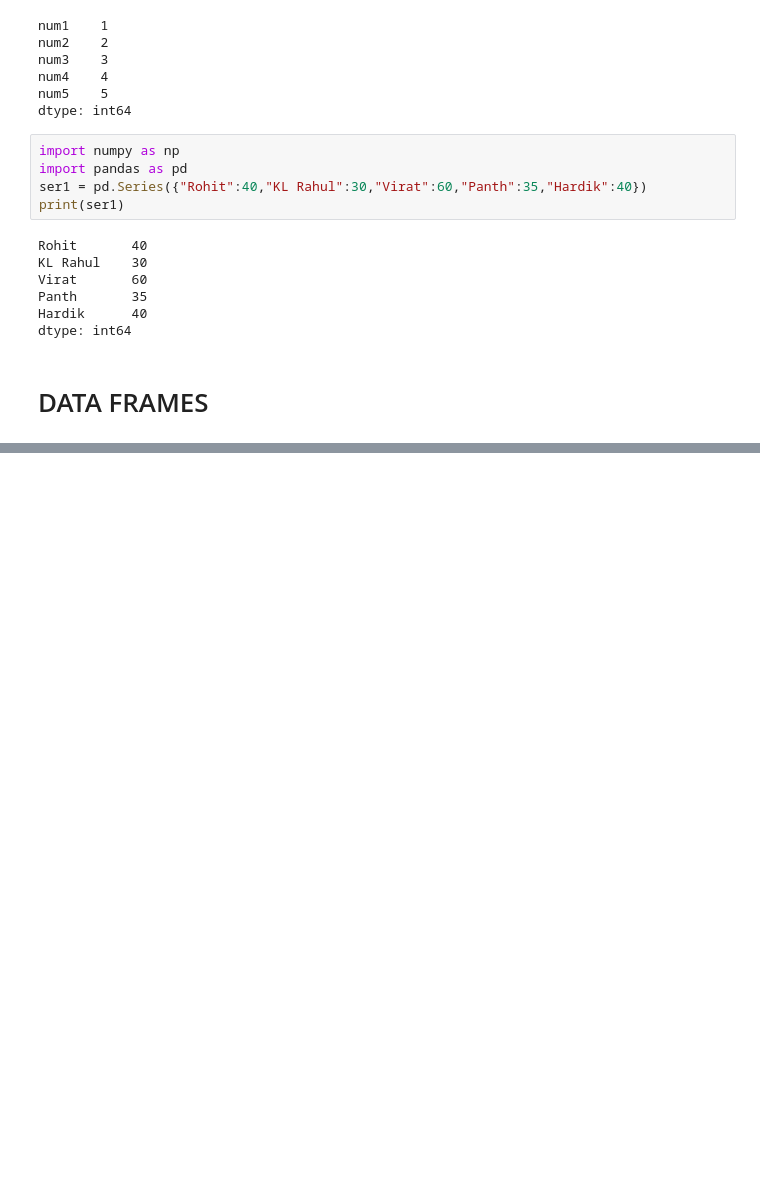
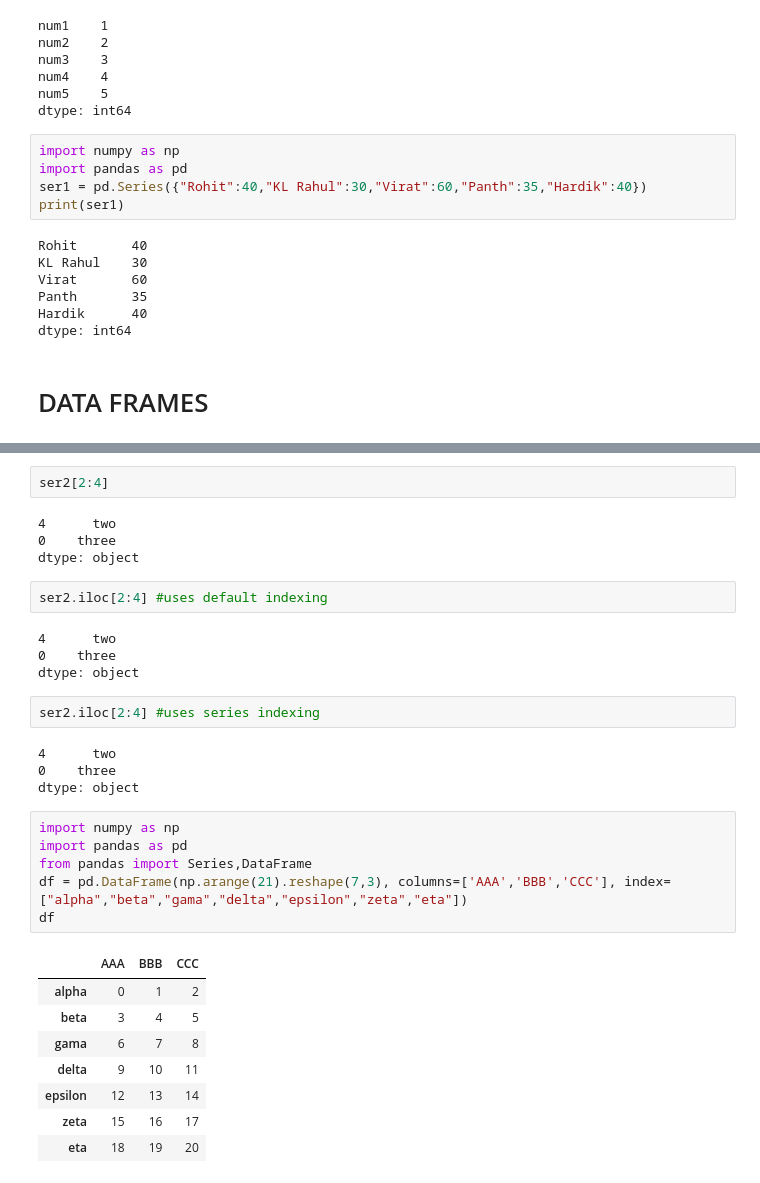
Before and after one commit to sachinbevinamarad/pydatabase, a Jupyter notebook: pandas_library.ipynb, the cells around one changed output, grey strips where cells are left out. Cells and saved outputs as stored; diff of their text form; blank space fills up the shorter version.

Commit message:
panda_subsetting

```diff
--- a/pandas_library.ipynb
+++ b/pandas_library.ipynb
@@ -80,0 +307,33 @@ DataFrame is the collection of multiple Series
+# %%
+ser2[2:4]
+# %% [output]
+4      two
+0    three
+dtype: object
+# %%
+ser2.iloc[2:4] #uses default indexing
+# %% [output]
+4      two
+0    three
+dtype: object
+# %%
+ser2.iloc[2:4] #uses series indexing
+# %% [output]
+4      two
+0    three
+dtype: object
+# %%
+import numpy as np
+import pandas as pd
+from pandas import Series,DataFrame
+df = pd.DataFrame(np.arange(21).reshape(7,3), columns=['AAA','BBB','CCC'], index=["alpha","beta","gama","delta","epsilon","zeta","eta"])
+df
+# %% [output]
+|  | AAA | BBB | CCC |
+| alpha | 0 | 1 | 2 |
+| beta | 3 | 4 | 5 |
+| gama | 6 | 7 | 8 |
+| delta | 9 | 10 | 11 |
+| epsilon | 12 | 13 | 14 |
+| zeta | 15 | 16 | 17 |
+| eta | 18 | 19 | 20 |
```
Also changed, not shown: parts of 36 cells of this notebook.
